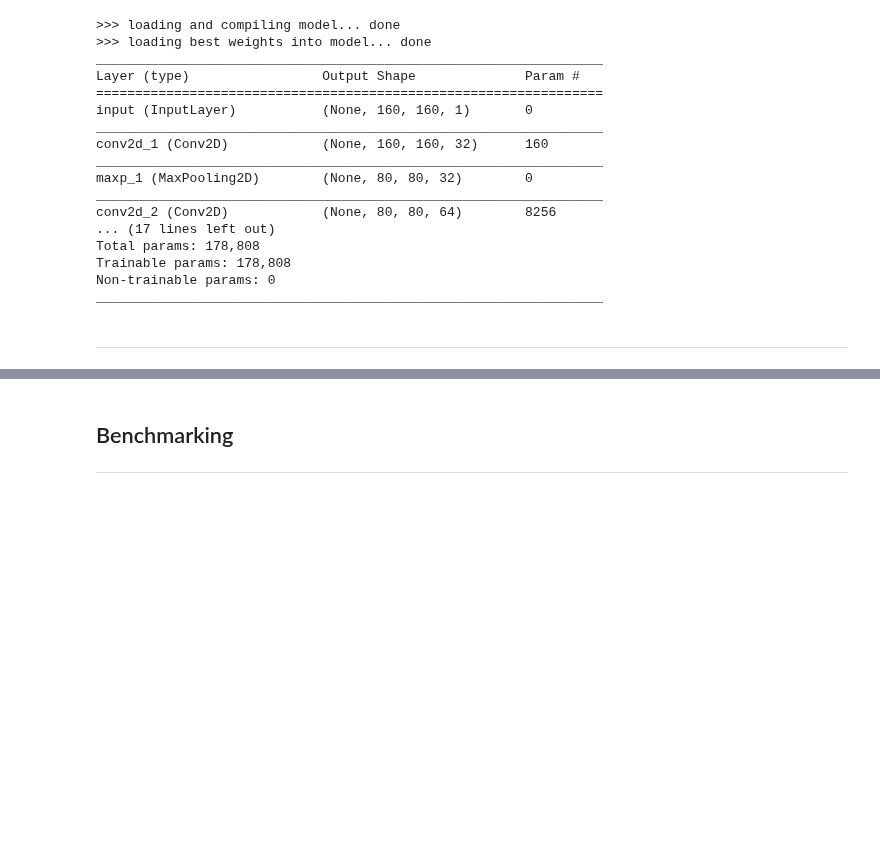
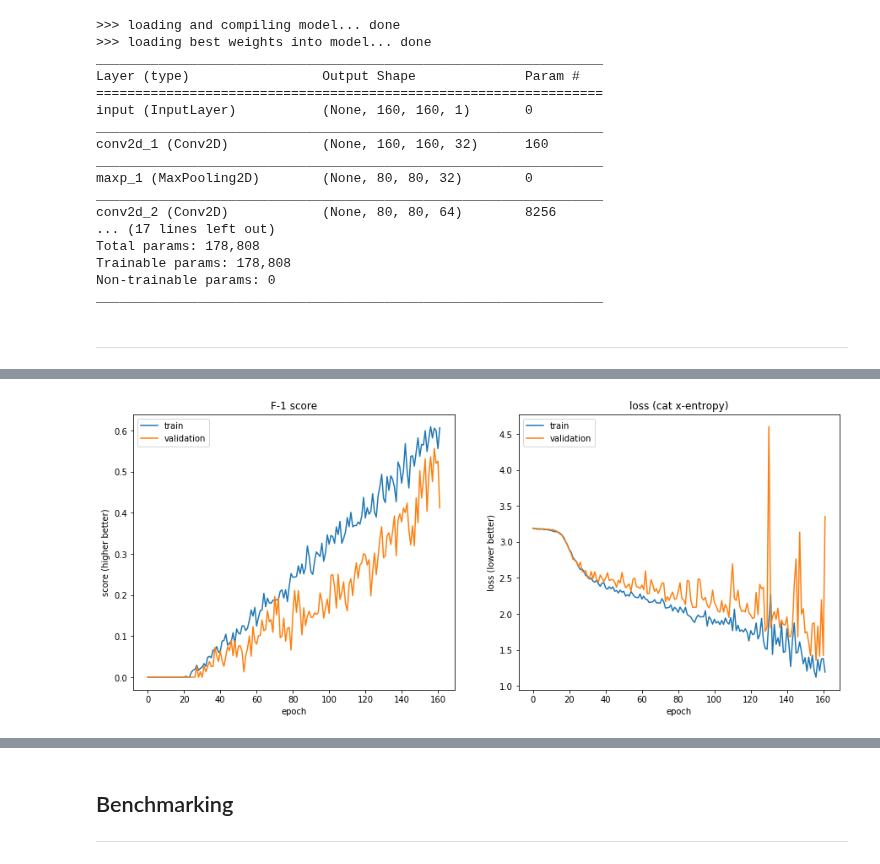
Before and after one commit to damilo/keyestcnn, a Jupyter notebook: model/model.eval.ipynb, the cells around one changed output, grey strips where cells are left out. Drawn from its saved outputs; the diff is of its cells as text; code cells hidden in the pictures; blank space fills up the shorter version.

```diff
--- a/model/model.eval.ipynb
+++ b/model/model.eval.ipynb
@@ -320,0 +332,29 @@ _________________________________________________________________
+# %%
+import os
+import numpy as np
+import pandas as pd
+import matplotlib.pyplot as plt
+%matplotlib inline
+
+filename = '20180907-073030_model.hist.csv'
+epochs = 162
+
+history = pd.read_csv (filename)
+history.rename (columns={'Unnamed: 0': 'epoch'}, inplace=True)
+
+fig, axs = plt.subplots (1,2)
+
+axs[0].plot (history['epoch'][:epochs], history['fbeta'][:epochs])
+axs[0].plot (history['epoch'][:epochs], history['val_fbeta'][:epochs])
+axs[0].set (xlabel='epoch', ylabel='score (higher better)', title='F-{} score'.format (PARAM_BETA))
+axs[0].legend (['train', 'validation'], loc='upper left')
+
+axs[1].plot (history['epoch'][:epochs], history['loss'][:epochs])
+axs[1].plot (history['epoch'][:epochs], history['val_loss'][:epochs])
+axs[1].set (xlabel='epoch', ylabel='loss (lower better)', title='loss (cat x-entropy)')
+axs[1].legend (['train', 'validation'], loc='upper left')
+
+fig.set_size_inches ((15, 6))
+plt.show ()
+# %% [output]
+[figure, added]
```
Also changed, not shown: parts of 16 cells of this notebook, 4 other files.
